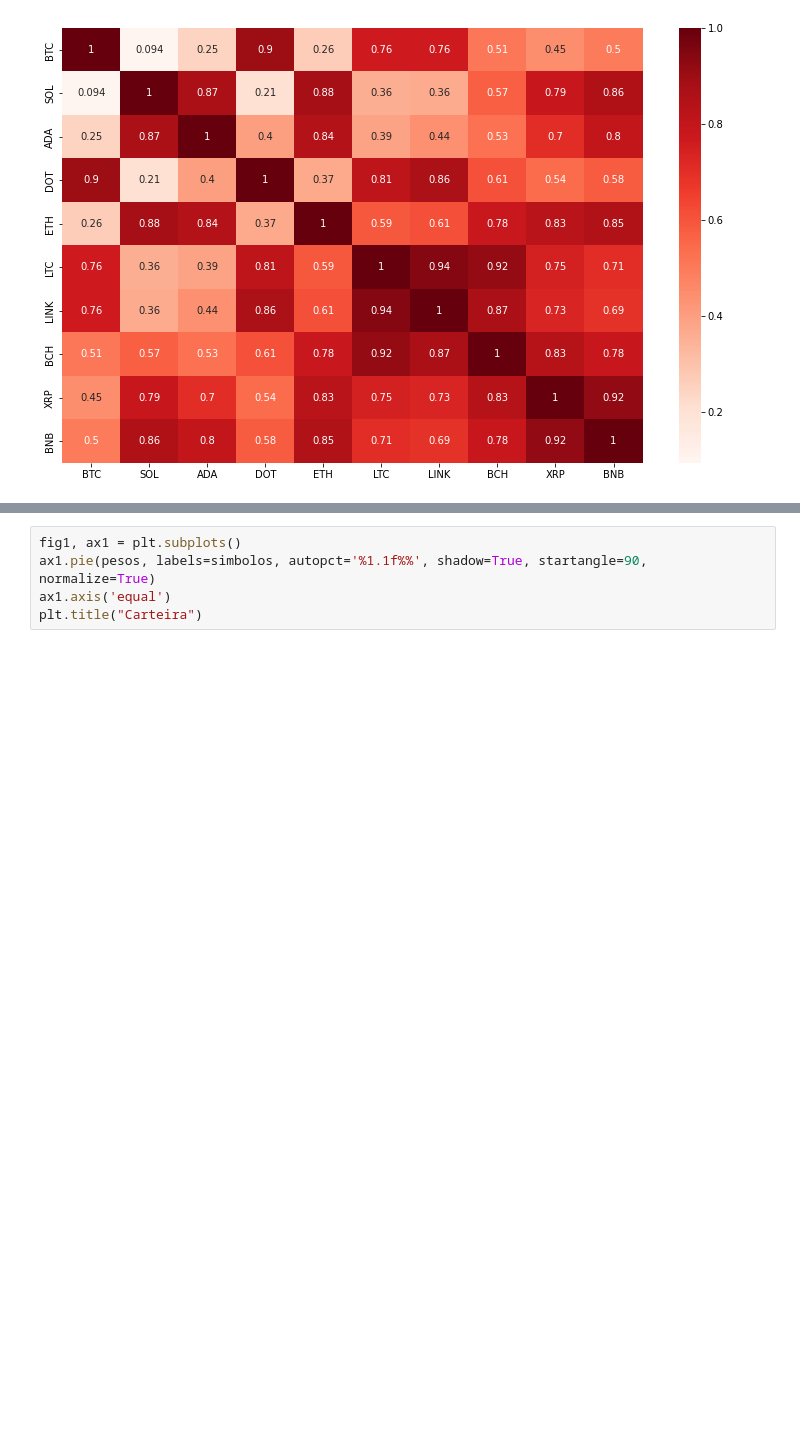
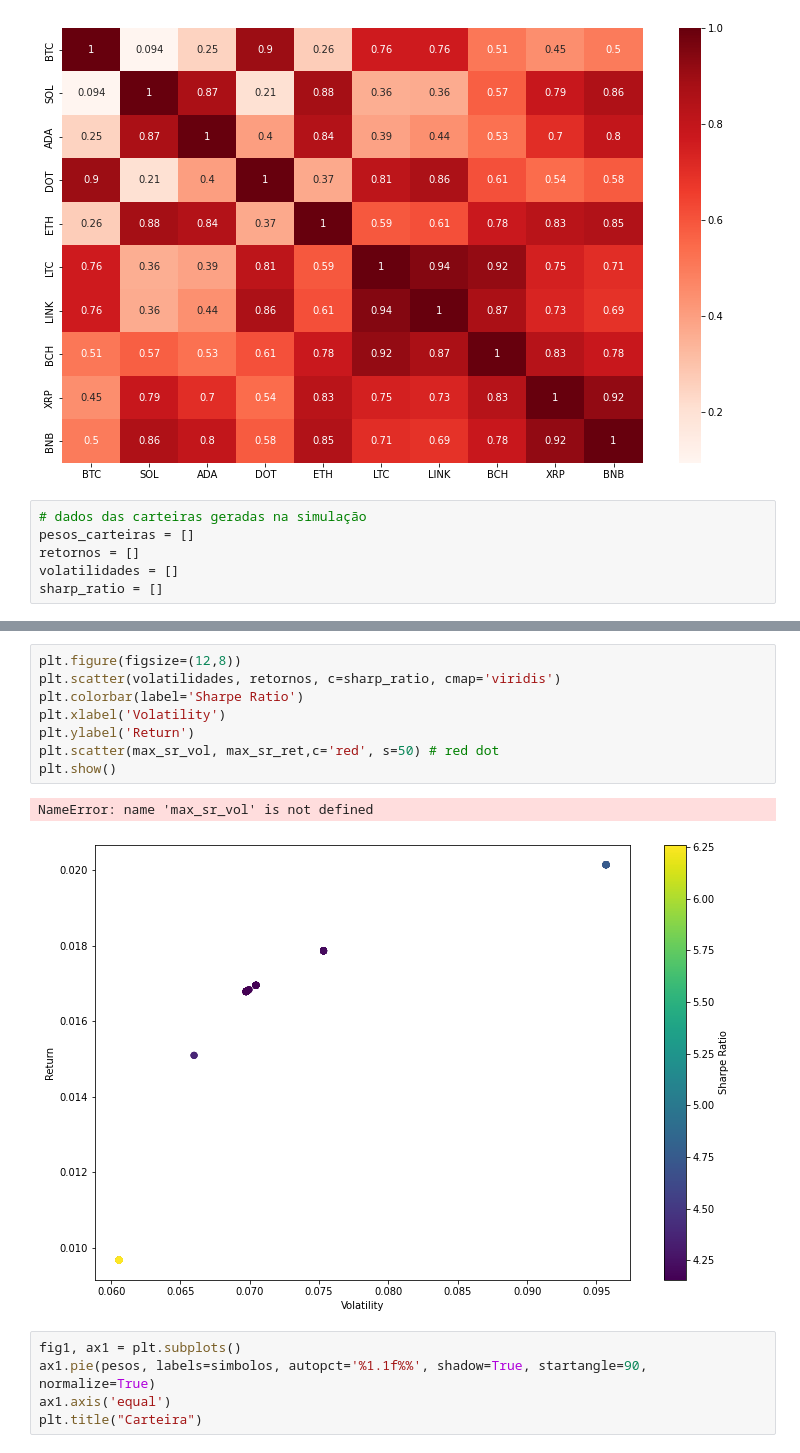
Before and after one commit to lamartinet/cripto, a Jupyter notebook: portfolio/src/simulacao_carteiras.ipynb, the cells around one changed output, grey strips where cells are left out. Cells and saved outputs as stored; diff of their text form; blank space fills up the shorter version.

```diff
--- a/portfolio/src/simulacao_carteiras.ipynb
+++ b/portfolio/src/simulacao_carteiras.ipynb
@@ -98,3 +76,9 @@ plt.figure(figsize=(13, 8))
 sns.heatmap(correlacoes, annot=True, cmap='Reds');
 # %% [output]
 [figure]
+# %%
+# dados das carteiras geradas na simulação
+pesos_carteiras = []
+retornos = []
+volatilidades = []
+sharp_ratio = []
@@ -101,3 +109,14 @@ sns.heatmap(correlacoes, annot=True, cmap='Reds');
+# %%
+plt.figure(figsize=(12,8))
+plt.scatter(volatilidades, retornos, c=sharp_ratio, cmap='viridis')
+plt.colorbar(label='Sharpe Ratio')
+plt.xlabel('Volatility')
+plt.ylabel('Return')
+plt.scatter(max_sr_vol, max_sr_ret,c='red', s=50) # red dot
+plt.show()
+# %% [output]
+NameError: name 'max_sr_vol' is not defined
+[figure, added]
 # %%
 fig1, ax1 = plt.subplots()
 ax1.pie(pesos, labels=simbolos, autopct='%1.1f%%', shadow=True, startangle=90, normalize=True)
```
Also changed, not shown: parts of 4 cells of this notebook.
